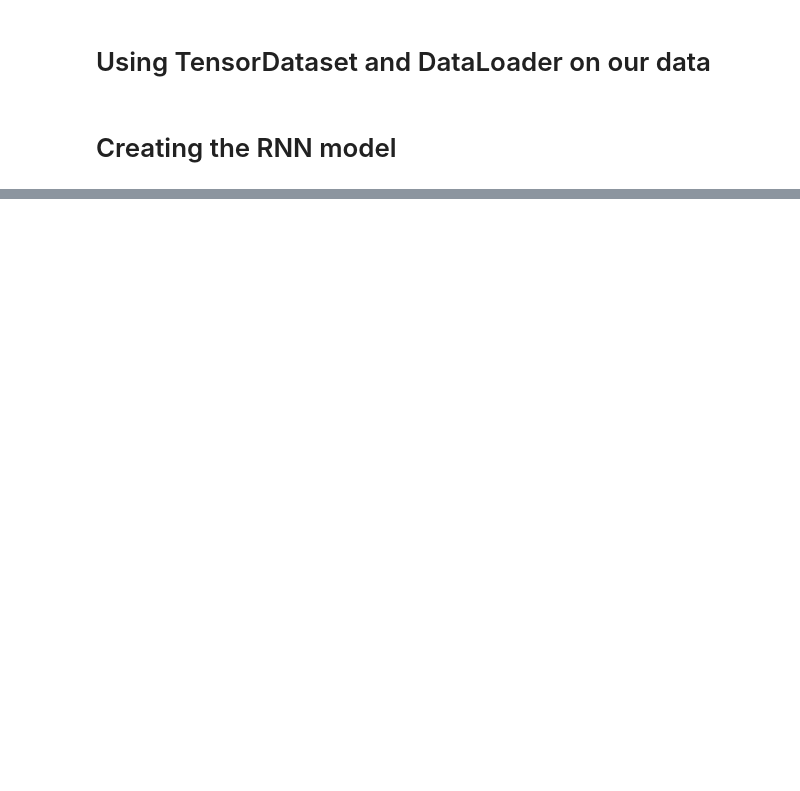
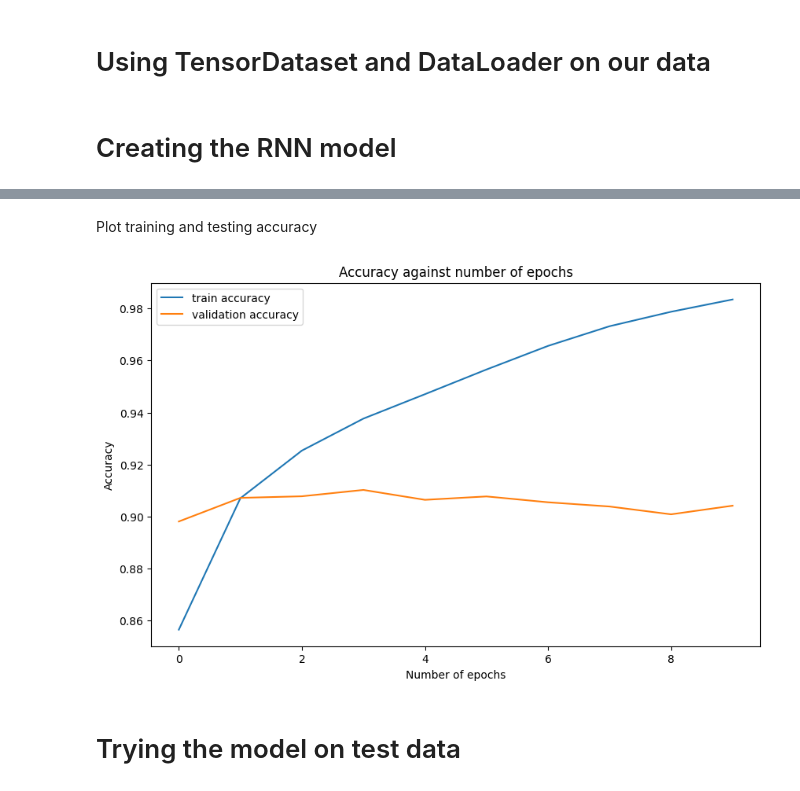
Before and after one commit to yjiahao/Humor-Detection, a Jupyter notebook: RNN.ipynb, the cells around one changed output, grey strips where cells are left out. Cells and saved outputs as stored; diff of their text form; code cells hidden in the pictures; blank space fills up the shorter version.

Commit message:
Fixed code for RNN class, experimented on test data

```diff
--- a/RNN.ipynb
+++ b/RNN.ipynb
@@ -392,0 +572,19 @@ class RNNModel(nn.Module):
+# %% [markdown]
+Plot training and testing accuracy
+# %%
+plt.figure(figsize=(10, 6))
+
+plt.plot(train_acc)
+plt.plot(val_acc)
+
+plt.xlabel("Number of epochs")
+plt.ylabel("Accuracy")
+plt.title("Accuracy against number of epochs")
+
+plt.legend(['train accuracy', 'validation accuracy'])
+
+plt.show()
+# %% [output]
+[figure, added]
+# %% [markdown]
+# Trying the model on test data
```
Also changed, not shown: parts of 25 cells of this notebook.
